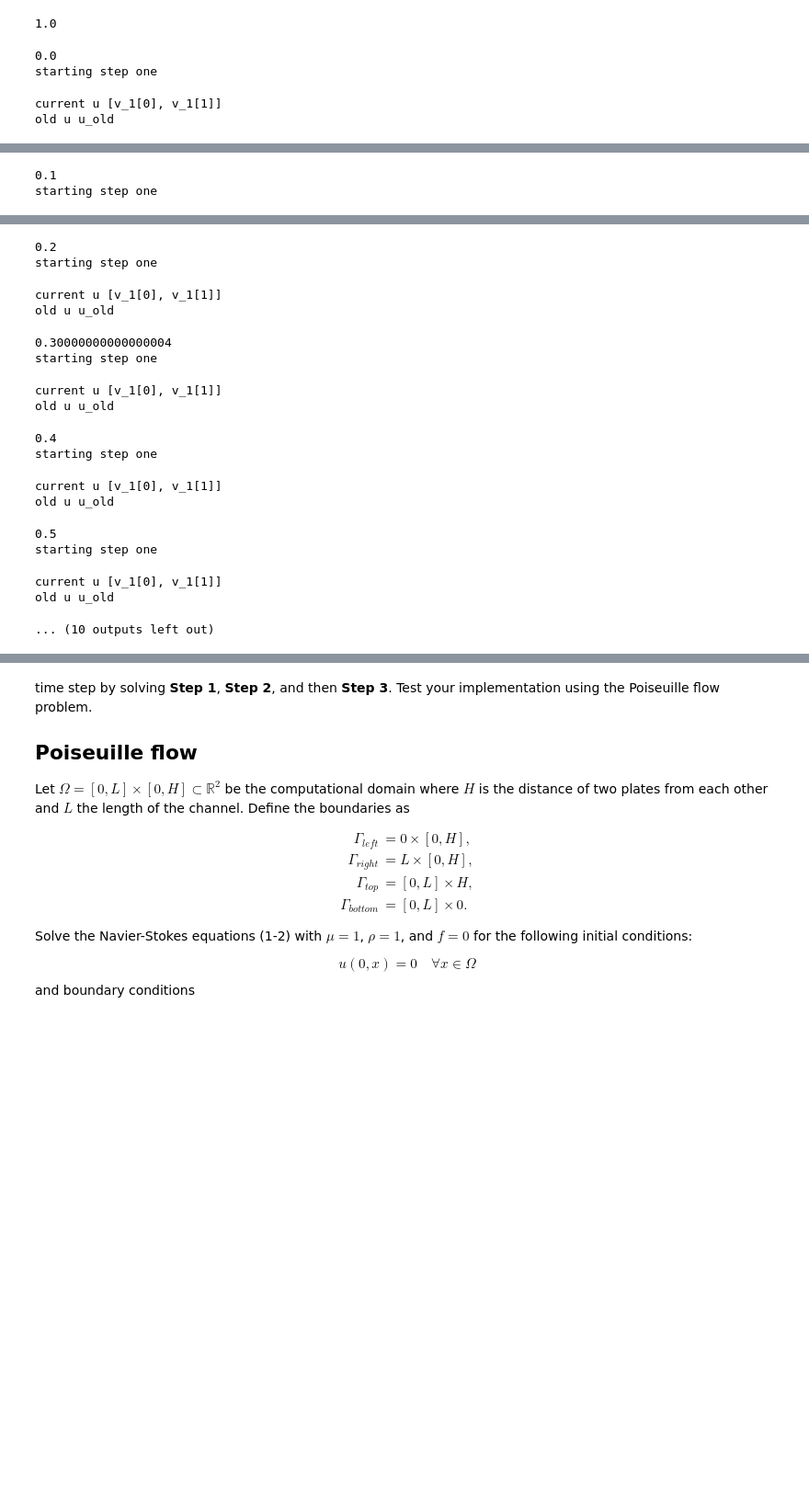
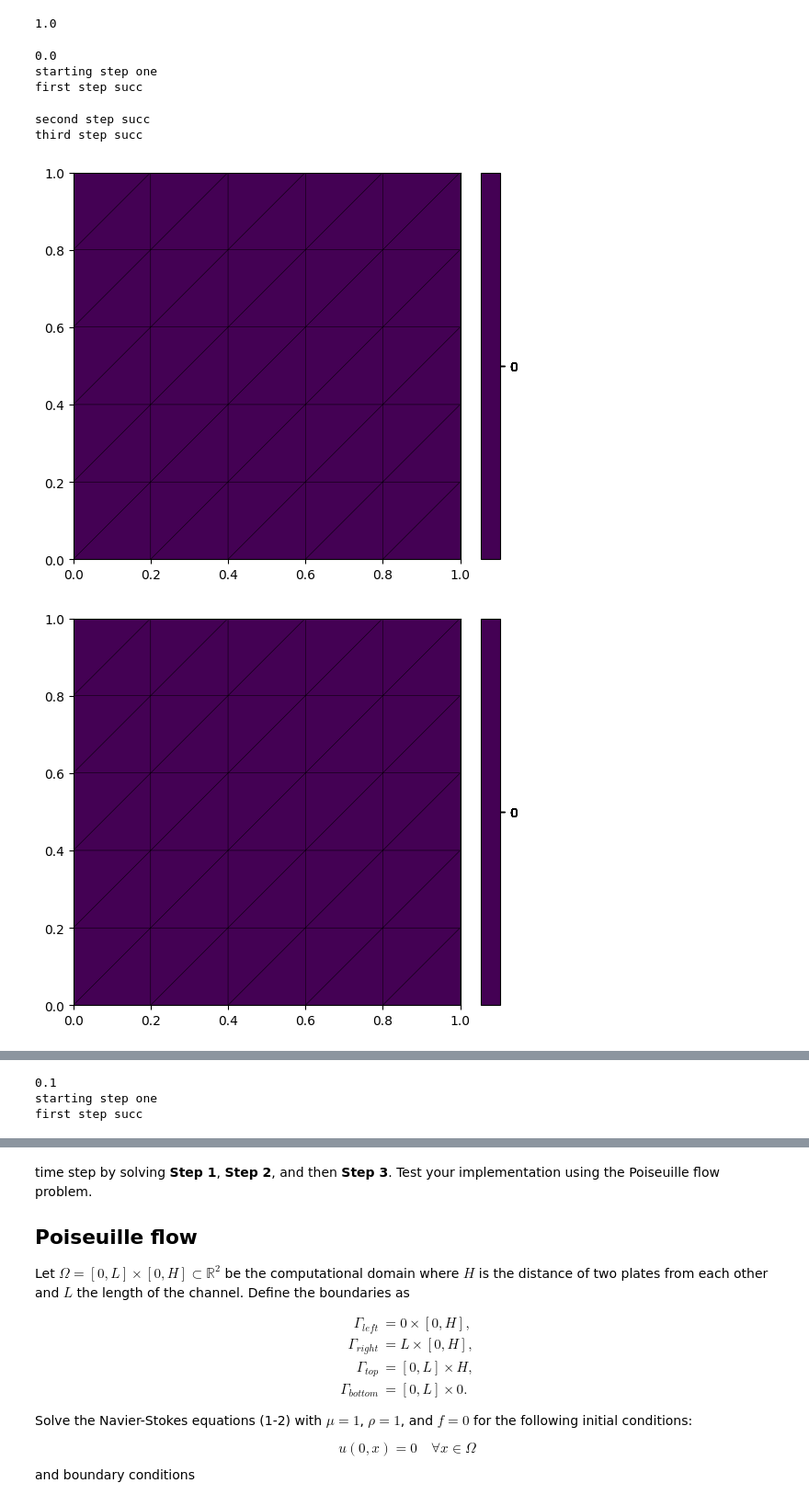
Before and after one commit to Mag-r/finite_elemente, a Jupyter notebook: navierstokes_excercise.ipynb, the cells around one changed output, grey strips where cells are left out. Shown: that part at 92% size. Drawn from its saved outputs; the diff is of its cells as text; code cells hidden in the pictures; blank space fills up the shorter version.

Commit message:
dirichlet only in step two, u_old as zero, small dt, and further comments

```diff
--- a/navierstokes_excercise.ipynb
+++ b/navierstokes_excercise.ipynb
@@ -40,7 +40,7 @@ P_space = lagrange(gridView, order=order-1)
 compositeTaylorHoodSpace = fem.space.composite(V_space, P_space, components=["velocity", "pressure"])
 mu  = dune.ufl.Constant(1, "mu")
 rho = dune.ufl.Constant(1, "rho")
-dt = dune.ufl.Constant(0.1, "dt")
+dt = dune.ufl.Constant(5*1e-4, "dt")
 
 U = ufl.TrialFunction(compositeTaylorHoodSpace)
 V = ufl.TestFunction(compositeTaylorHoodSpace)
@@ -59,6 +59,8 @@ pressure_dirichlet_right = dune.ufl.DirichletBC(compositeTaylorHoodSpace, [None,
 f = dune.ufl.Constant((0, 0), "f")
 gridView.plot()
 composite_solution = compositeTaylorHoodSpace.function(name="solution")
-u_old = V_space.function(name="u_old")
+#u_old = V_space.function(name="u_old")
+# Initialisiere u_old als Null-Funktion
+u_old = V_space.interpolate(gridView.dimension*[0], name="u_old")
 p_old = P_space.function(name="p_old")
 indices_split = u_old.as_numpy.shape[0]
@@ -84,9 +84,9 @@ step_two_form = ufl.dot(ufl.grad(p), ufl.grad(q)) * ufl.dx - (ufl.dot(ufl.grad(p
 
 step_three_form = ufl.inner(u,v) * ufl.dx - (ufl.inner(u_old,v) - dt *ufl.inner(ufl.grad(p-p_old),v))* ufl.dx
 # %%
-step_one_scheme = fem.scheme.galerkin([step_one_form == 0, no_slip_bottom, no_slip_top, pressure_dirichlet])
-step_two_scheme = fem.scheme.galerkin([step_two_form == 0, no_slip_bottom, no_slip_top, pressure_dirichlet])
-step_three_scheme = fem.scheme.galerkin([step_three_form == 0, no_slip_bottom, no_slip_top, pressure_dirichlet])
+step_one_scheme = fem.scheme.galerkin([step_one_form == 0, no_slip_bottom, no_slip_top])
+step_two_scheme = fem.scheme.galerkin([step_two_form == 0, no_slip_bottom, no_slip_top, pressure_dirichlet_left, pressure_dirichlet_right])
+step_three_scheme = fem.scheme.galerkin([step_three_form == 0, no_slip_bottom, no_slip_top])
 # %%
 sol = compositeTaylorHoodSpace.function(name = "sol")
 # sol.plot()
@@ -100,28 +100,28 @@ print(np.max(sol.as_numpy))
 # %%
 t = dune.ufl.Constant(0, name="time")
 t_end = 1
 
 while tqdm(t.value<t_end):
     print(t.value)
     print("starting step one", flush=True)
-    print('current u', u)
-    print('old u', u_old)
     step_one_scheme.solve(target=composite_solution)
     print("first step succ", flush=True)
-    u_old.as_numpy[:] = composite_solution.as_numpy[:indices_split]
+    u_old.as_numpy[:] = composite_solution.as_numpy[:indices_split] #wird das auch für die grid function u_old übernommen??
     step_two_scheme.solve(target=composite_solution)
     print("second step succ")
-    p_old.as_numpy[:] = composite_solution.as_numpy[indices_split:]
-    print('Wird Lösung aus dem ersten Schritt als u_old eingesetzt? Dafür müsste u_old=composite_solution[0:2] sein??')
-    print('current u', u)
-    print('old u', u_old)
+    p_old.as_numpy[:] = composite_solution.as_numpy[indices_split:] #wird das auch für die grid function p_old übernommen??
     step_three_scheme.solve(target=composite_solution)
     print("third step succ")
     u_old.as_numpy[:] = composite_solution.as_numpy[:indices_split]
+    composite_solution[0].plot()
     composite_solution[1].plot()
+    composite_solution[2].plot()
     t.value += dt.value
 # %% [output]
 0.0
 starting step one
+first step succ
-current u [v_1[0], v_1[1]]
-old u u_old
+second step succ
+third step succ
+[figure, added]
+[figure, added]
@@ -128,2 +129,3 @@ old u u_old
 0.1
 starting step one
+first step succ
@@ -132,17 +133,0 @@ old u u_old
-0.2
-starting step one
-current u [v_1[0], v_1[1]]
-old u u_old
-0.30000000000000004
-starting step one
-current u [v_1[0], v_1[1]]
-old u u_old
-0.4
-starting step one
-current u [v_1[0], v_1[1]]
-old u u_old
-0.5
-starting step one
-current u [v_1[0], v_1[1]]
-old u u_old
-... (10 outputs left out)
```
Also changed, not shown: parts of 4 cells of this notebook.
